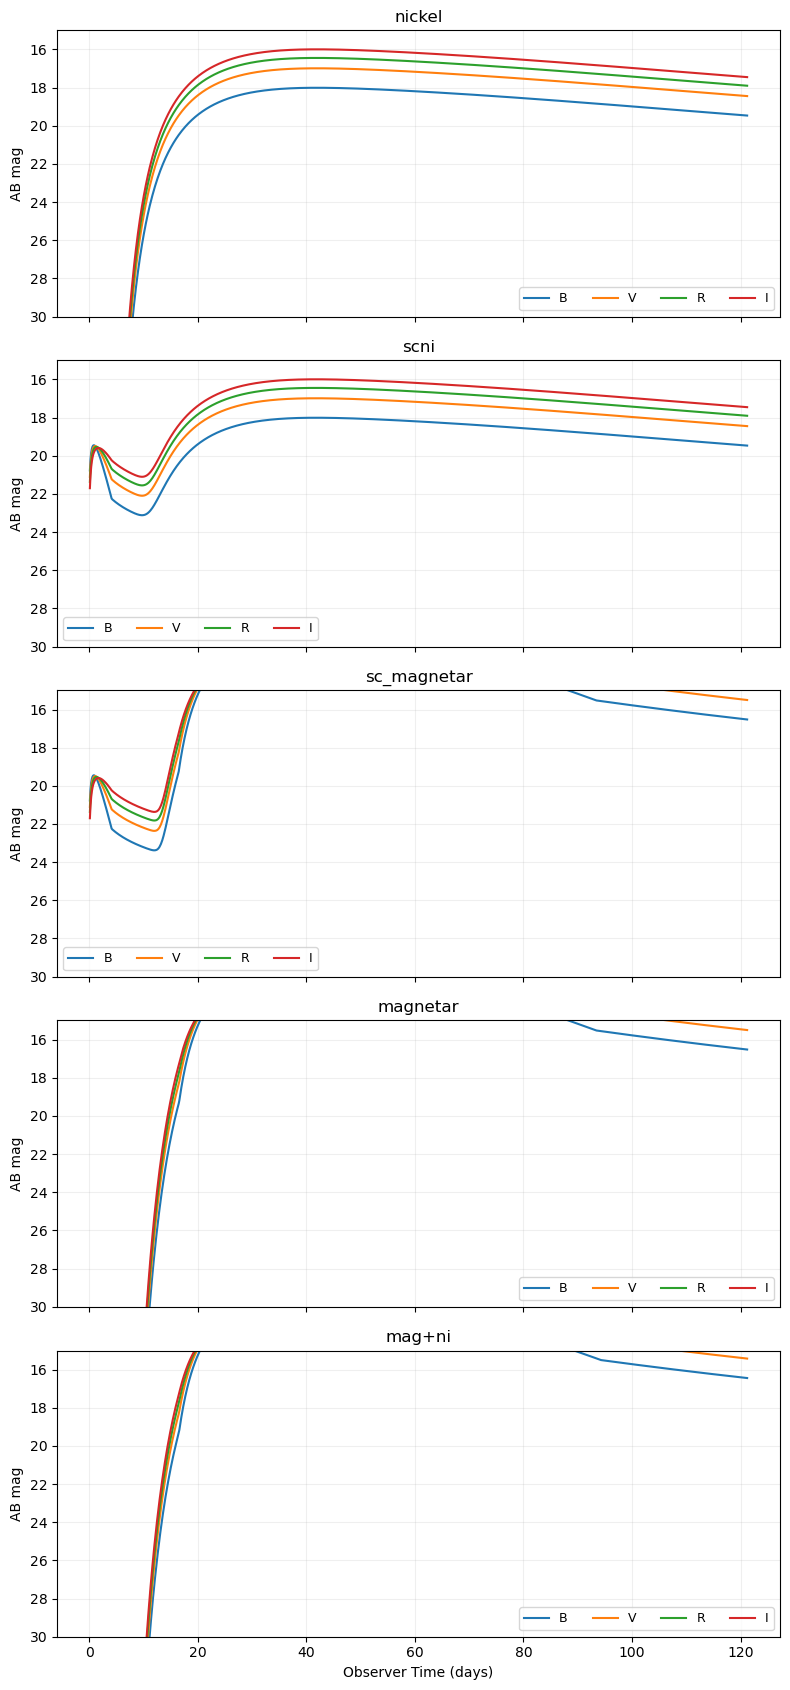
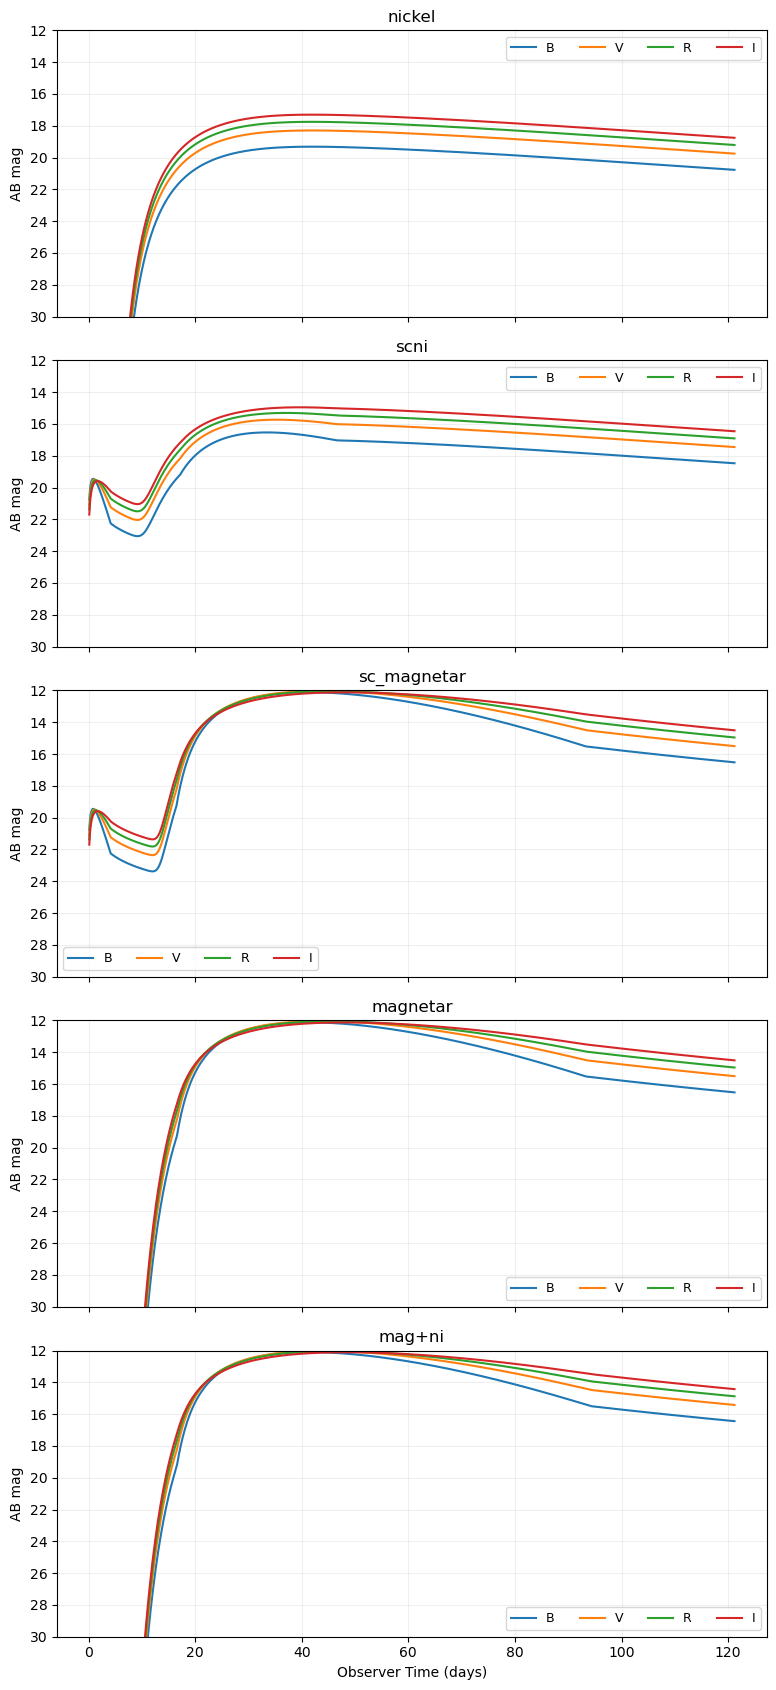
Code edit (unified diff) that turned the first committed figure into the second:
--- before
+++ after
@@ -11,5 +11,5 @@
         ax.invert_yaxis()
         ax.set_ylabel("AB mag")
-        ax.set_ylim(30,15)
+        ax.set_ylim(30,12)
         ax.set_title(model)
         ax.grid(alpha=0.2)

Commit: add filters and extinction